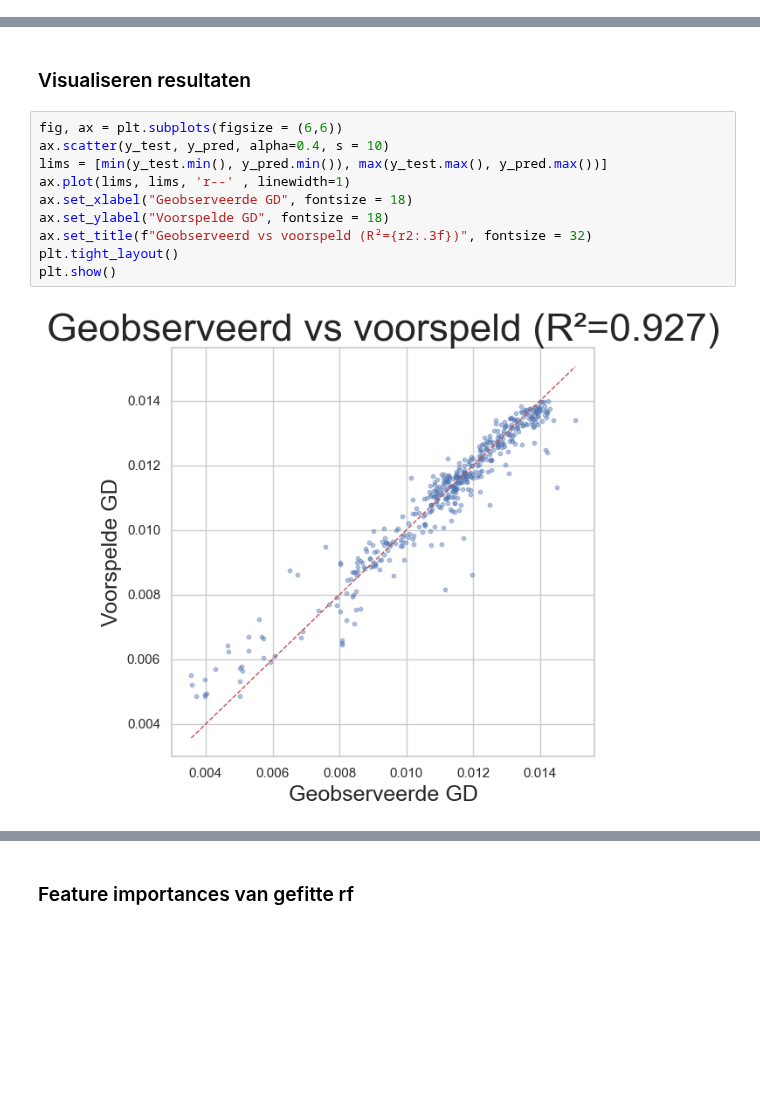
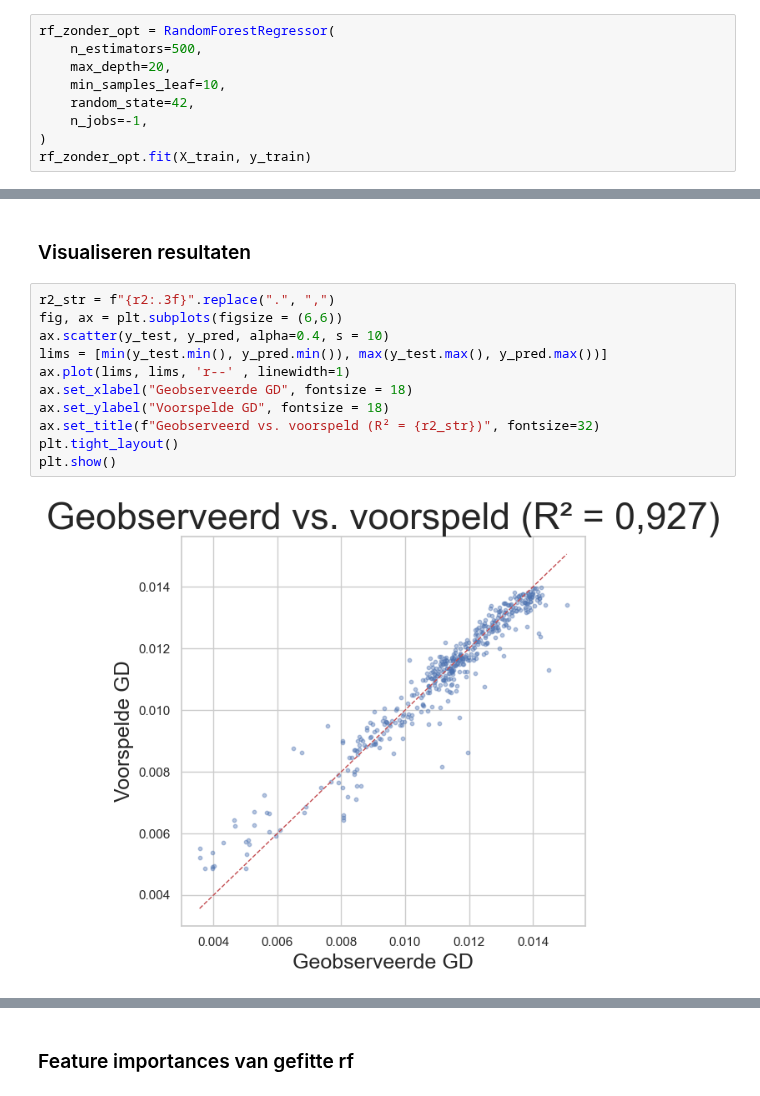
Before and after one commit to KatoMonteyne/Bachelorproef, a Jupyter notebook: Model GD.ipynb, the cells around one changed output, grey strips where cells are left out. Saved outputs shown, nothing was run; the diff lists cells and outputs as text; blank space fills up the shorter version.

```diff
--- a/Model GD.ipynb
+++ b/Model GD.ipynb
@@ -351,0 +354,9 @@ Test set: 441
+# %%
+rf_zonder_opt = RandomForestRegressor(
+    n_estimators=500,
+    max_depth=20,
+    min_samples_leaf=10,
+    random_state=42,
+    n_jobs=-1,
+)
+rf_zonder_opt.fit(X_train, y_train)
@@ -421,17 +458,18 @@ Train-test gap: 0.0613
 # %% [markdown]
 ### Visualiseren resultaten
 # %%
+r2_str = f"{r2:.3f}".replace(".", ",")
 fig, ax = plt.subplots(figsize = (6,6))
 ax.scatter(y_test, y_pred, alpha=0.4, s = 10)
 lims = [min(y_test.min(), y_pred.min()), max(y_test.max(), y_pred.max())]
 ax.plot(lims, lims, 'r--' , linewidth=1)
 ax.set_xlabel("Geobserveerde GD", fontsize = 18)
 ax.set_ylabel("Voorspelde GD", fontsize = 18)
-ax.set_title(f"Geobserveerd vs voorspeld (R²={r2:.3f})", fontsize = 32)
+ax.set_title(f"Geobserveerd vs. voorspeld (R² = {r2_str})", fontsize=32)
 plt.tight_layout()
 plt.show()
 # %% [output]
-[figure, old version]
+[figure, new version]
 # %%
 residuals = y_test - y_pred
 
```
Also changed, not shown: parts of 19 cells of this notebook, 2 other files.
